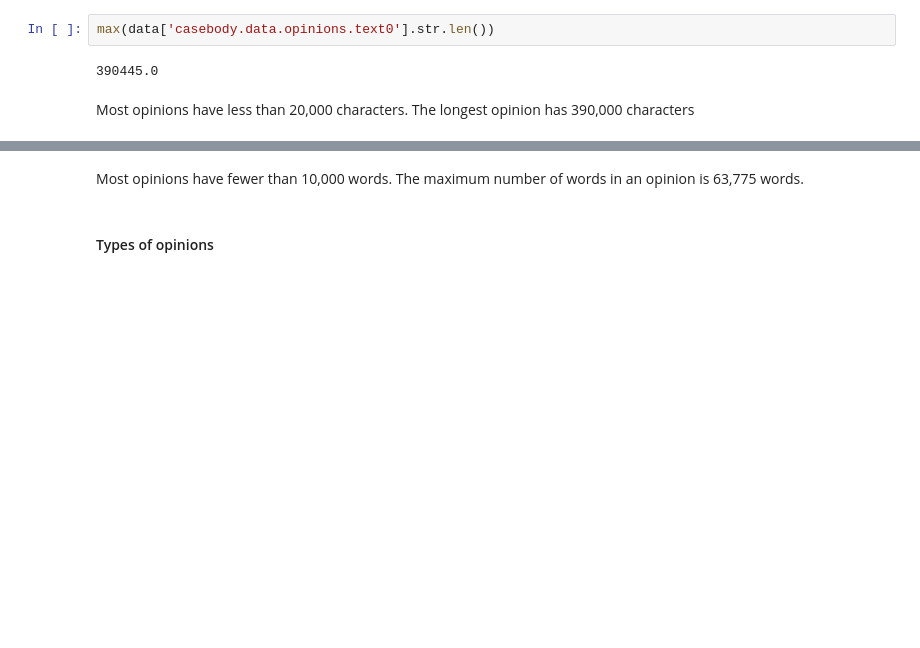
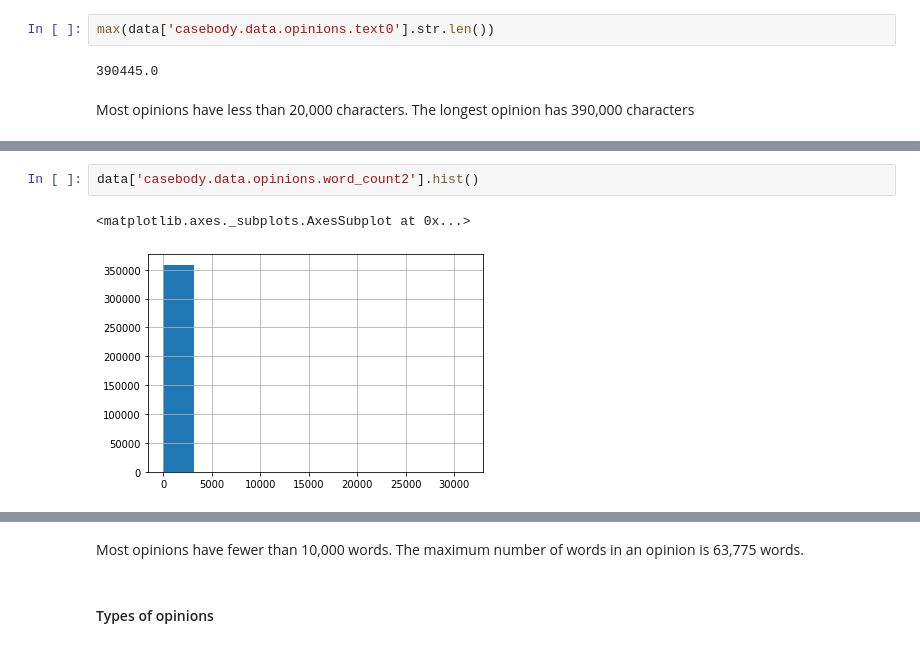
Before and after one commit to medeirosf/2020-CS109B, a Jupyter notebook: content/projects/notebook/cs109b_FP_EDA.ipynb, the cells around one changed output, grey strips where cells are left out. Drawn from its saved outputs; the diff is of its cells as text; blank space fills up the shorter version.

```diff
--- a/content/projects/notebook/cs109b_FP_EDA.ipynb
+++ b/content/projects/notebook/cs109b_FP_EDA.ipynb
@@ -332,0 +342,5 @@ data['casebody.data.opinions.word_count'].hist()
+# %%
+data['casebody.data.opinions.word_count2'].hist()
+# %% [output]
+<matplotlib.axes._subplots.AxesSubplot at 0x...>
+[figure, added]
```
Also changed, not shown: parts of 15 cells of this notebook.
